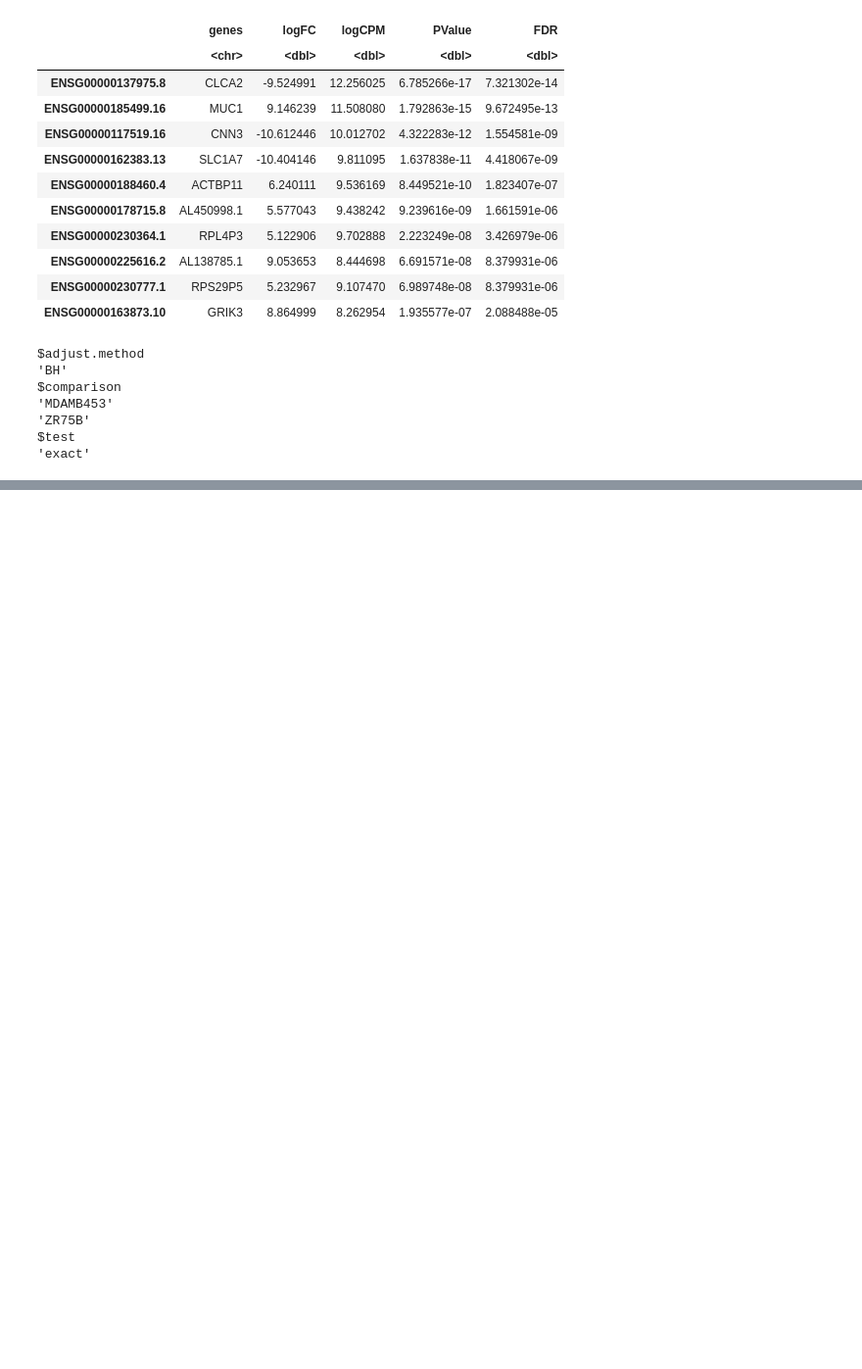
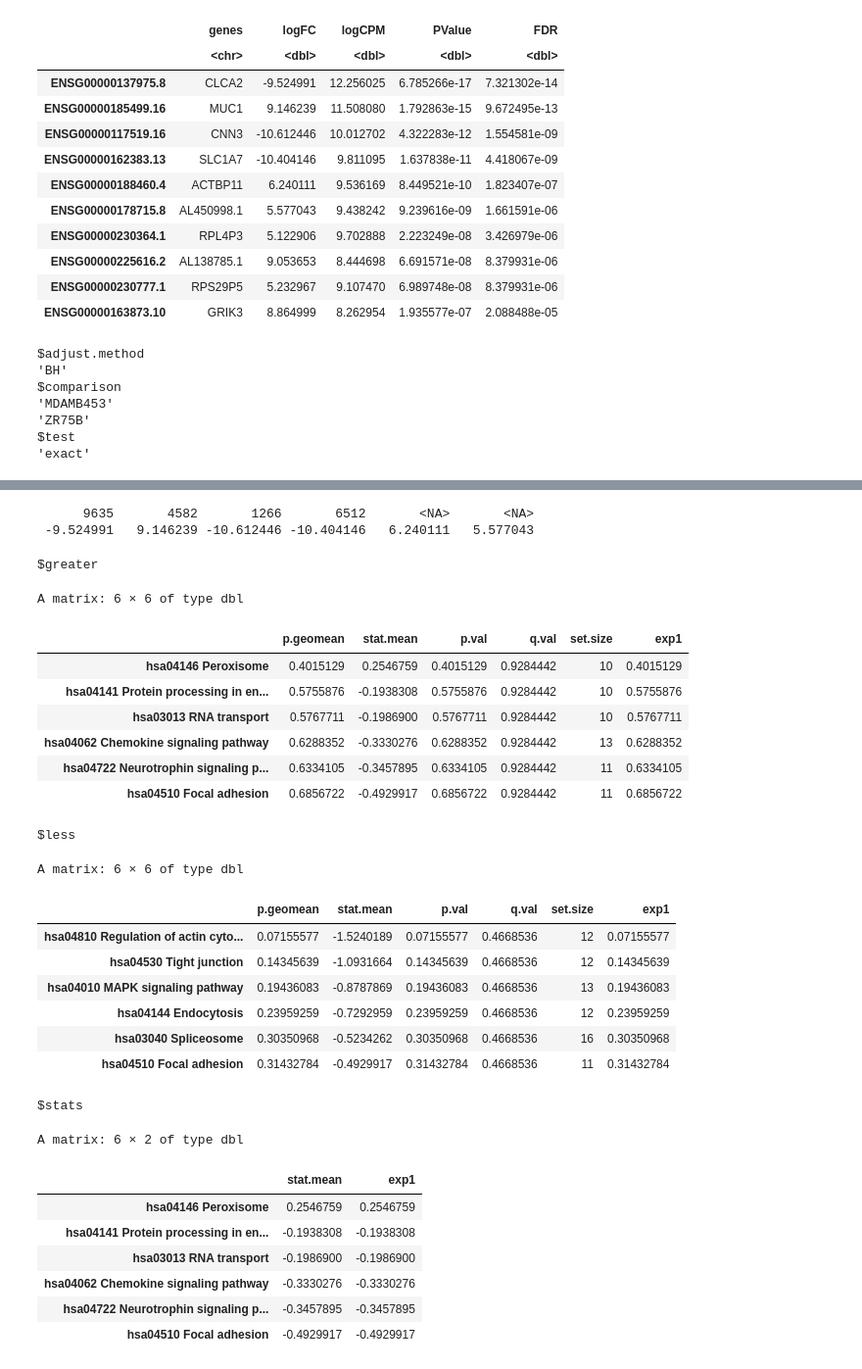
Before and after one commit to philthefeel/rnaseqanalysisTest, a Jupyter notebook: DEGAnalysis.ipynb, the cells around one changed output, grey strips where cells are left out. Shown: that part at 98% size. Saved outputs shown, nothing was run; the diff lists cells and outputs as text; code cells hidden in the pictures; blank space fills up the shorter version.

```diff
--- a/DEGAnalysis.ipynb
+++ b/DEGAnalysis.ipynb
@@ -116,0 +165,39 @@ $test
+# %%
+# Gene sets of signaling and metabolic pathways
+kegg.sets.hs <- kegg.sets.hs[sigmet.idx.hs]
+
+foldchanges <- dfTest$logFC
+names(foldchanges) <- dfTest$entrez # Entrez gene IDs are required to use gage() function
+head(foldchanges)
+keggres <- gage(foldchanges, gsets=kegg.sets.hs, same.dir=T) # same.dir=T gives a separate lists for pathways upregulated vs downregulated
+lapply(keggres, head)
+# %% [output]
+      9635       4582       1266       6512       <NA>       <NA>
+ -9.524991   9.146239 -10.612446 -10.404146   6.240111   5.577043
+$greater
+A matrix: 6 × 6 of type dbl
+|  | p.geomean | stat.mean | p.val | q.val | set.size | exp1 |
+| hsa04146 Peroxisome | 0.4015129 | 0.2546759 | 0.4015129 | 0.9284442 | 10 | 0.4015129 |
+| hsa04141 Protein processing in en... | 0.5755876 | -0.1938308 | 0.5755876 | 0.9284442 | 10 | 0.5755876 |
+| hsa03013 RNA transport | 0.5767711 | -0.1986900 | 0.5767711 | 0.9284442 | 10 | 0.5767711 |
+| hsa04062 Chemokine signaling pathway | 0.6288352 | -0.3330276 | 0.6288352 | 0.9284442 | 13 | 0.6288352 |
+| hsa04722 Neurotrophin signaling p... | 0.6334105 | -0.3457895 | 0.6334105 | 0.9284442 | 11 | 0.6334105 |
+| hsa04510 Focal adhesion | 0.6856722 | -0.4929917 | 0.6856722 | 0.9284442 | 11 | 0.6856722 |
+$less
+A matrix: 6 × 6 of type dbl
+|  | p.geomean | stat.mean | p.val | q.val | set.size | exp1 |
+| hsa04810 Regulation of actin cyto... | 0.07155577 | -1.5240189 | 0.07155577 | 0.4668536 | 12 | 0.07155577 |
+| hsa04530 Tight junction | 0.14345639 | -1.0931664 | 0.14345639 | 0.4668536 | 12 | 0.14345639 |
+| hsa04010 MAPK signaling pathway | 0.19436083 | -0.8787869 | 0.19436083 | 0.4668536 | 13 | 0.19436083 |
+| hsa04144 Endocytosis | 0.23959259 | -0.7292959 | 0.23959259 | 0.4668536 | 12 | 0.23959259 |
+| hsa03040 Spliceosome | 0.30350968 | -0.5234262 | 0.30350968 | 0.4668536 | 16 | 0.30350968 |
+| hsa04510 Focal adhesion | 0.31432784 | -0.4929917 | 0.31432784 | 0.4668536 | 11 | 0.31432784 |
+$stats
+A matrix: 6 × 2 of type dbl
+|  | stat.mean | exp1 |
+| hsa04146 Peroxisome | 0.2546759 | 0.2546759 |
+| hsa04141 Protein processing in en... | -0.1938308 | -0.1938308 |
+| hsa03013 RNA transport | -0.1986900 | -0.1986900 |
+| hsa04062 Chemokine signaling pathway | -0.3330276 | -0.3330276 |
+| hsa04722 Neurotrophin signaling p... | -0.3457895 | -0.3457895 |
+| hsa04510 Focal adhesion | -0.4929917 | -0.4929917 |
```
Also changed, not shown: parts of 8 cells of this notebook, 4 other files.
